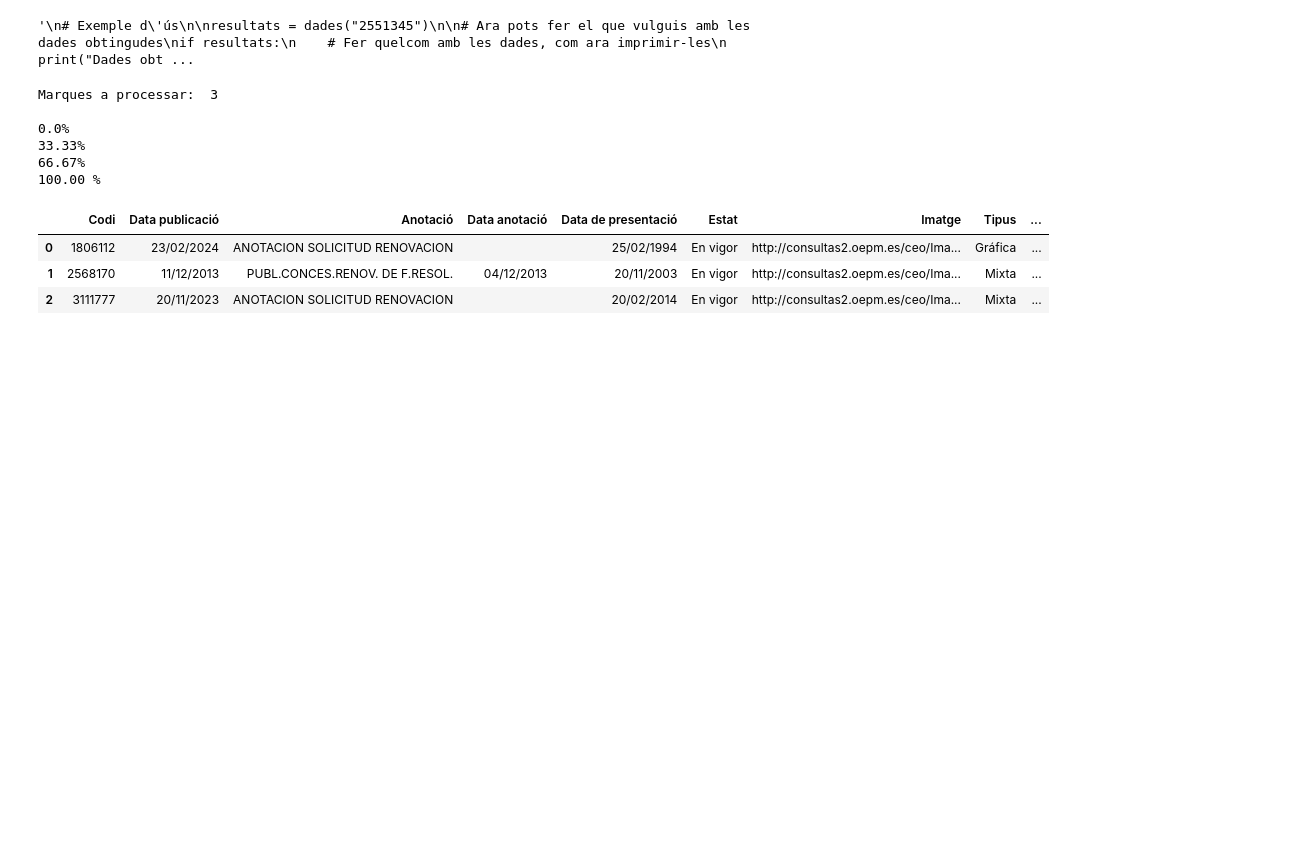
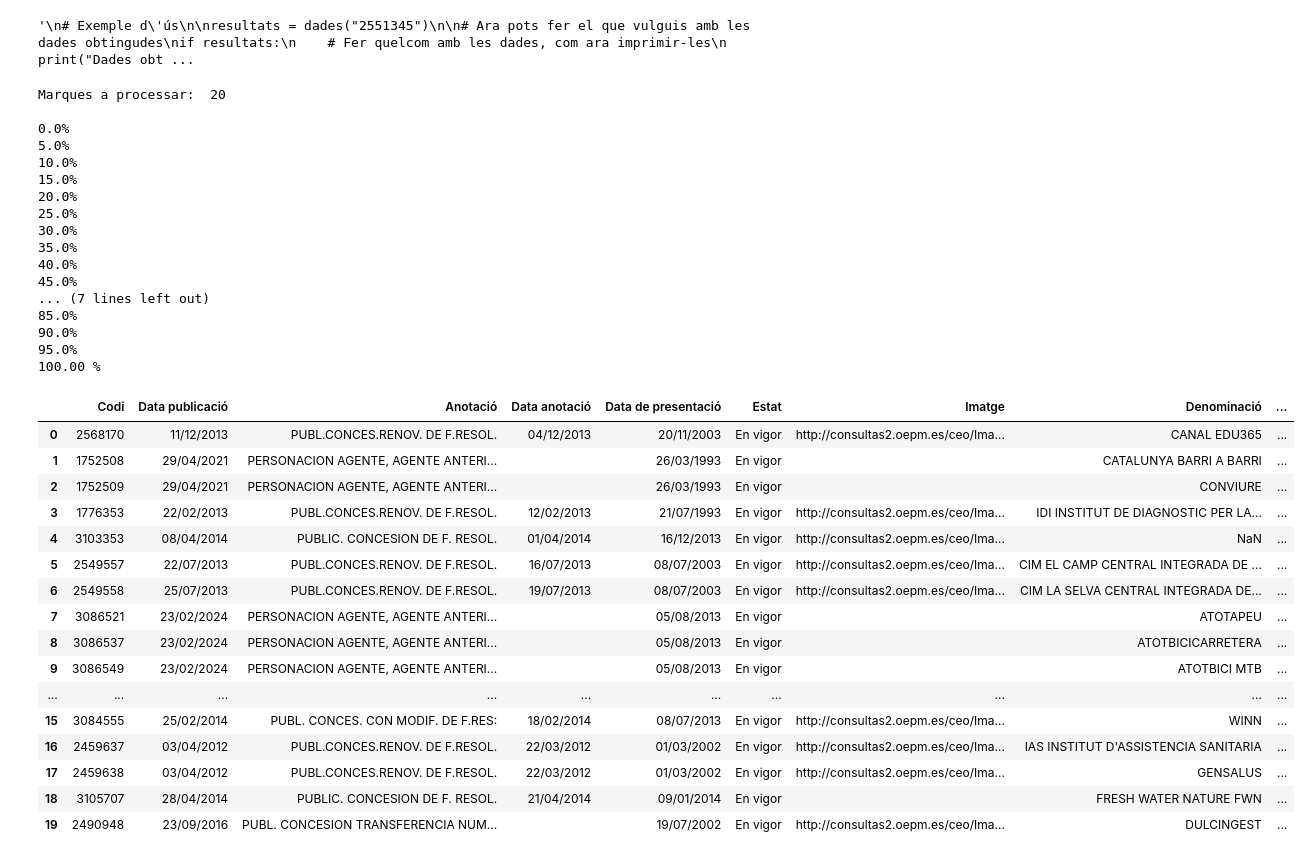
Before and after one commit to rogroc/idi, a Jupyter notebook: Marques_OEPM.ipynb, the cells around one changed output. Drawn from its saved outputs; the diff is of its cells as text; code cells hidden in the pictures; blank space fills up the shorter version.

```diff
--- a/Marques_OEPM.ipynb
+++ b/Marques_OEPM.ipynb
@@ -313,32 +316,56 @@ if resultats:
 # %%
 # Baixar la informació
 
 marques_revisades = pd.DataFrame()
 
-id = df2["Codi registre"][:3]
+id = df2["Codi registre"]
 
 print("Marques a processar: ", len(id), "\n")
 
 for index, x in enumerate(id):
     print(str(round(index/len(id)*100, 2))+"%")
     resultats = dades(str(x))
     marques_revisades = pd.concat([marques_revisades, pd.DataFrame([resultats])], ignore_index=True)
     time.sleep(random.uniform(10, 15))
 print("100.00 %")
 
 marques_revisades.drop('last_td', axis=1, inplace=True)
 marques_revisades
 # %% [output]
-Marques a processar:  3
+Marques a processar:  20
 
 0.0%
-33.33%
-66.67%
+5.0%
+10.0%
+15.0%
+20.0%
+25.0%
+30.0%
+35.0%
+40.0%
+45.0%
+... (7 lines left out)
+85.0%
+90.0%
+95.0%
 100.00 %
-|  | Codi | Data publicació | Anotació | Data anotació | Data de presentació | Estat | Imatge | Tipus | ... |
-| 0 | 1806112 | 23/02/2024 | ANOTACION SOLICITUD RENOVACION |  | 25/02/1994 | En vigor | http://consultas2.oepm.es/ceo/Ima... | Gráfica | ... |
-| 1 | 2568170 | 11/12/2013 | PUBL.CONCES.RENOV. DE F.RESOL. | 04/12/2013 | 20/11/2003 | En vigor | http://consultas2.oepm.es/ceo/Ima... | Mixta | ... |
-| 2 | 3111777 | 20/11/2023 | ANOTACION SOLICITUD RENOVACION |  | 20/02/2014 | En vigor | http://consultas2.oepm.es/ceo/Ima... | Mixta | ... |
+|  | Codi | Data publicació | Anotació | Data anotació | Data de presentació | Estat | Imatge | Denominació | ... |
+| 0 | 2568170 | 11/12/2013 | PUBL.CONCES.RENOV. DE F.RESOL. | 04/12/2013 | 20/11/2003 | En vigor | http://consultas2.oepm.es/ceo/Ima... | CANAL EDU365 | ... |
+| 1 | 1752508 | 29/04/2021 | PERSONACION AGENTE, AGENTE ANTERI... |  | 26/03/1993 | En vigor |  | CATALUNYA BARRI A BARRI | ... |
+| 2 | 1752509 | 29/04/2021 | PERSONACION AGENTE, AGENTE ANTERI... |  | 26/03/1993 | En vigor |  | CONVIURE | ... |
+| 3 | 1776353 | 22/02/2013 | PUBL.CONCES.RENOV. DE F.RESOL. | 12/02/2013 | 21/07/1993 | En vigor | http://consultas2.oepm.es/ceo/Ima... | IDI INSTITUT DE DIAGNOSTIC PER LA... | ... |
+| 4 | 3103353 | 08/04/2014 | PUBLIC. CONCESION DE F. RESOL. | 01/04/2014 | 16/12/2013 | En vigor | http://consultas2.oepm.es/ceo/Ima... | NaN | ... |
+| 5 | 2549557 | 22/07/2013 | PUBL.CONCES.RENOV. DE F.RESOL. | 16/07/2013 | 08/07/2003 | En vigor | http://consultas2.oepm.es/ceo/Ima... | CIM EL CAMP CENTRAL INTEGRADA DE ... | ... |
+| 6 | 2549558 | 25/07/2013 | PUBL.CONCES.RENOV. DE F.RESOL. | 19/07/2013 | 08/07/2003 | En vigor | http://consultas2.oepm.es/ceo/Ima... | CIM LA SELVA CENTRAL INTEGRADA DE... | ... |
+| 7 | 3086521 | 23/02/2024 | PERSONACION AGENTE, AGENTE ANTERI... |  | 05/08/2013 | En vigor |  | ATOTAPEU | ... |
+| 8 | 3086537 | 23/02/2024 | PERSONACION AGENTE, AGENTE ANTERI... |  | 05/08/2013 | En vigor |  | ATOTBICICARRETERA | ... |
+| 9 | 3086549 | 23/02/2024 | PERSONACION AGENTE, AGENTE ANTERI... |  | 05/08/2013 | En vigor |  | ATOTBICI MTB | ... |
+| ... | ... | ... | ... | ... | ... | ... | ... | ... | ... |
+| 15 | 3084555 | 25/02/2014 | PUBL. CONCES. CON MODIF. DE F.RES: | 18/02/2014 | 08/07/2013 | En vigor | http://consultas2.oepm.es/ceo/Ima... | WINN | ... |
+| 16 | 2459637 | 03/04/2012 | PUBL.CONCES.RENOV. DE F.RESOL. | 22/03/2012 | 01/03/2002 | En vigor | http://consultas2.oepm.es/ceo/Ima... | IAS INSTITUT D'ASSISTENCIA SANITARIA | ... |
+| 17 | 2459638 | 03/04/2012 | PUBL.CONCES.RENOV. DE F.RESOL. | 22/03/2012 | 01/03/2002 | En vigor | http://consultas2.oepm.es/ceo/Ima... | GENSALUS | ... |
+| 18 | 3105707 | 28/04/2014 | PUBLIC. CONCESION DE F. RESOL. | 21/04/2014 | 09/01/2014 | En vigor |  | FRESH WATER NATURE FWN | ... |
+| 19 | 2490948 | 23/09/2016 | PUBL. CONCESION TRANSFERENCIA NUM... |  | 19/07/2002 | En vigor | http://consultas2.oepm.es/ceo/Ima... | DULCINGEST | ... |
 # %%
 import pandas as pd
 
```
Also changed, not shown: parts of 8 cells of this notebook.
